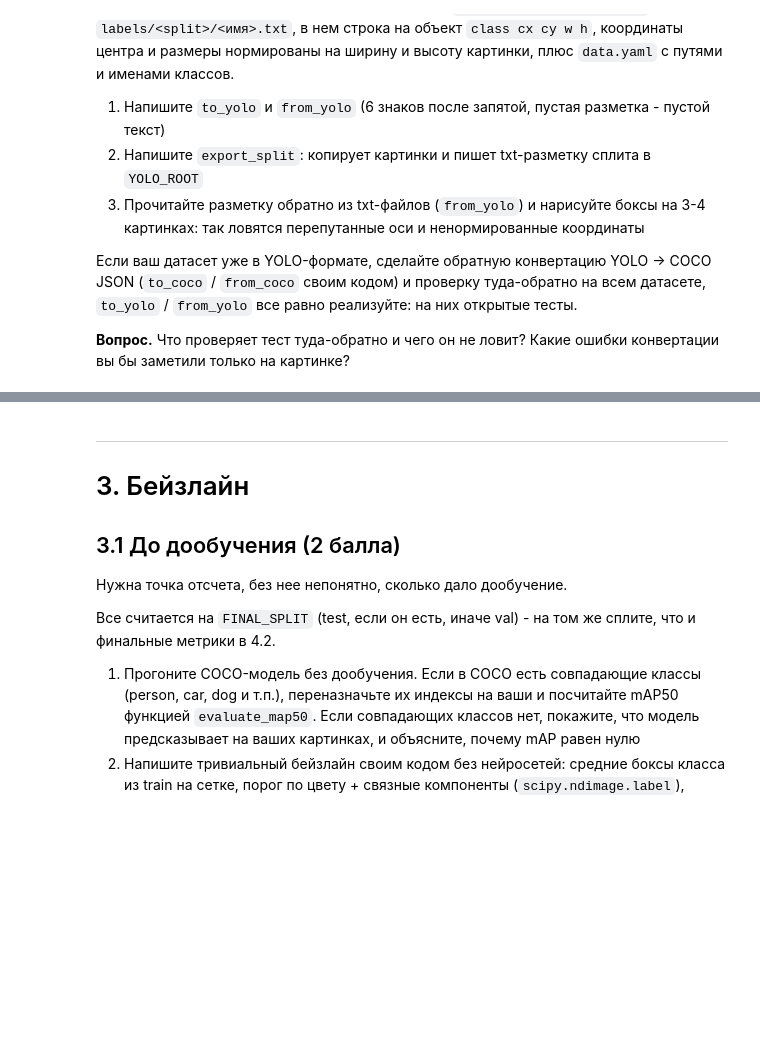
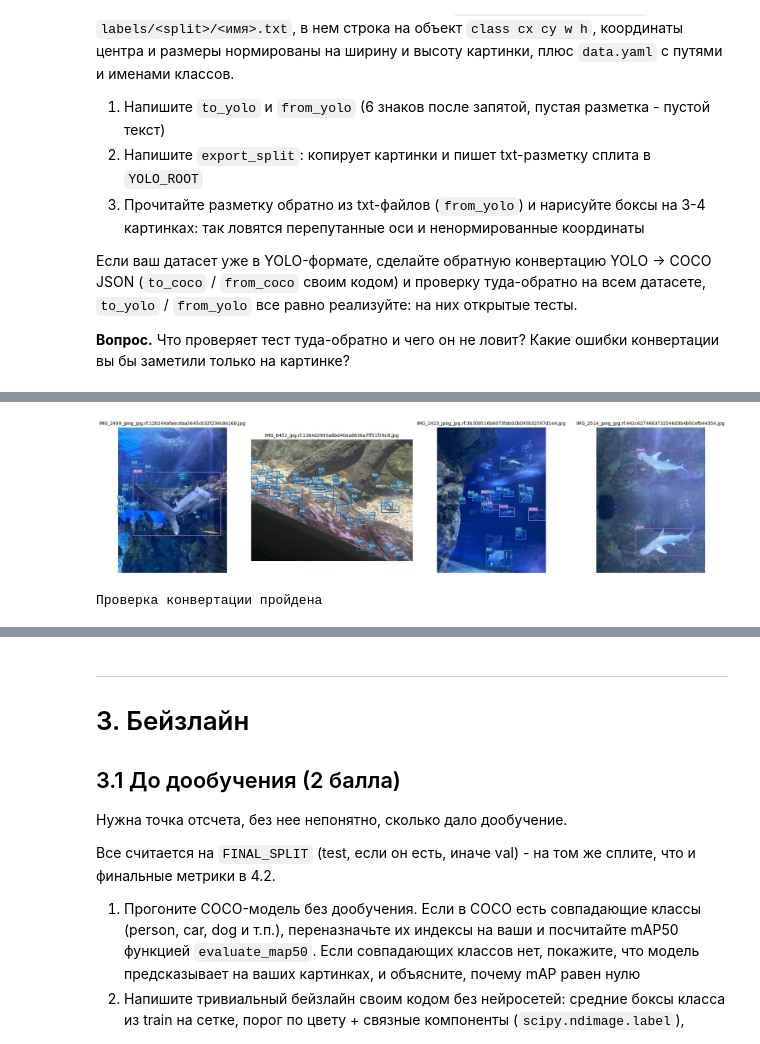
Before and after one commit to yulya-melissa/DeepLearning_Lab2, a Jupyter notebook: hw2_cv.ipynb, the cells around one changed output, grey strips where cells are left out. Saved outputs shown, nothing was run; the diff lists cells and outputs as text; code cells hidden in the pictures; blank space fills up the shorter version.

```diff
--- a/hw2_cv.ipynb
+++ b/hw2_cv.ipynb
@@ -75,5 +82,5 @@ print(f'ultralytics {ultralytics.__version__}, torch {torch.__version__}, device
 # %%
-FAST_MODE = True   # True - отладка, False - финальный прогон
+FAST_MODE = False   # True - отладка, False - финальный прогон
 BONUS_TASKS = set()     # например {'6.3', '6.5'}; пустое множество отключает все бонусы
 assert BONUS_TASKS <= {'6.1', '6.2', '6.3', '6.4', '6.5'}
 
@@ -339,5 +786,41 @@ print(DATA_YAML.read_text())
 # %%
-# ваш код
-raise NotImplementedError
+for split, recs in splits.items():
+    for r in recs:
+        image_path = Path(r['image'])
+        label_path = YOLO_ROOT / 'labels' / split / f'{image_path.stem}.txt'
+
+        text = label_path.read_text(encoding='utf-8')
+        boxes, labels = from_yolo(text, r['width'], r['height'])
+
+        assert boxes.shape == r['boxes'].shape
+        tol = max(r['width'], r['height']) * 1e-6 + 1e-5
+        assert np.allclose(boxes, r['boxes'], atol=tol)
+        assert np.array_equal(labels, r['labels'])
+        assert np.array_equal(labels, r['labels'])
+
+visual_recs = splits[FINAL_SPLIT][:4]
+
+fig, axes = plt.subplots(1, len(visual_recs), figsize=(5 * len(visual_recs), 5))
+
+if len(visual_recs) == 1:
+    axes = [axes]
+
+for ax, r in zip(axes, visual_recs):
+    image_path = Path(r['image'])
+    image = np.array(Image.open(image_path).convert('RGB'))
+
+    label_path = YOLO_ROOT / 'labels' / FINAL_SPLIT / f'{image_path.stem}.txt'
+    text = label_path.read_text(encoding='utf-8')
+    boxes, labels = from_yolo(text, r['width'], r['height'])
+
+    draw_boxes(ax, image, boxes, labels, CLASSES, title=image_path.name)
+
+plt.tight_layout()
+plt.show()
+
+print('Проверка конвертации пройдена')
+# %% [output]
+[figure, added]
+Проверка конвертации пройдена
 # %% [markdown]
 **Ответ:**
```
Also changed, not shown: parts of 39 cells of this notebook, 3 other files.
